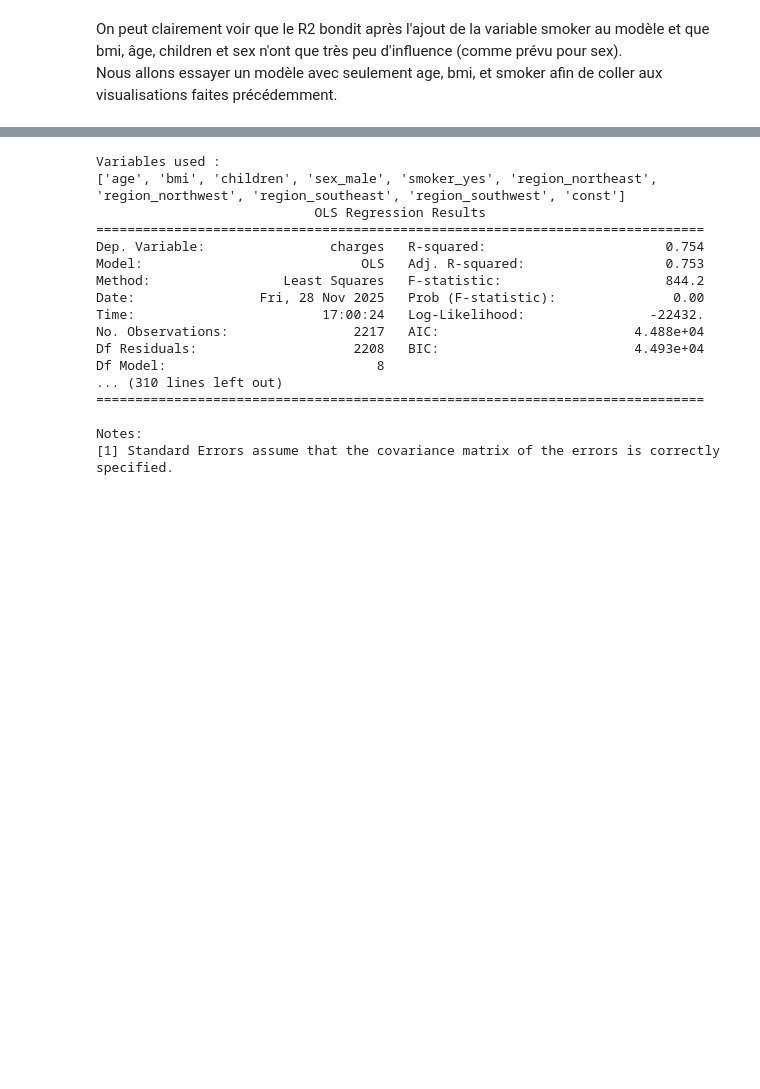
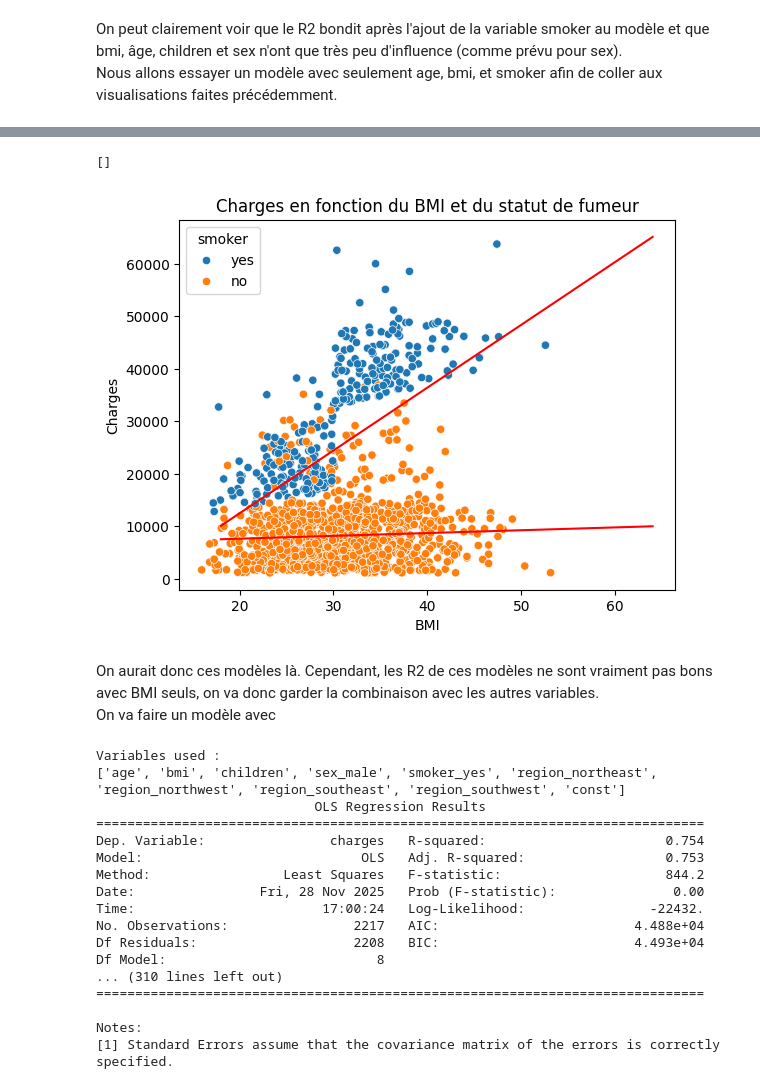
Before and after one commit to ultac/Projet-GLM, a Jupyter notebook: Prepocessing.ipynb, the cells around one changed output, grey strips where cells are left out. Cells and saved outputs as stored; diff of their text form; code cells hidden in the pictures; blank space fills up the shorter version.

```diff
--- a/Prepocessing.ipynb
+++ b/Prepocessing.ipynb
@@ -383,17 +483,23 @@ plt.plot()
 # %%
 #A finir
-age_range = np.linspace(data_processed['age'].min(), data_processed['age'].max(), 200)
-charges_pred_non_fumeur = -1115 + 256*age_range + 23856*0
-charges_pred_fumeur = -1115 + 256*age_range + 23856*1
+bmi_range  = np.linspace(data_processed['bmi'].min(), data_processed['bmi'].max(), 200)
+charges_pred_non_fumeur = 6474.6295 + 66.4534*bmi_range
+charges_pred_fumeur = -1.354e+04 + 1480.6659*bmi_range
 
 sns.scatterplot(data = data, y = "charges",x = "bmi",hue="smoker")
-plt.title("Charges en fonction de l'âge et du statut de fumeur")
+plt.title("Charges en fonction du BMI et du statut de fumeur")
 plt.plot(age_range, charges_pred_non_fumeur, color='red', label='Droite de régression sans fumeur')
 plt.plot(age_range, charges_pred_fumeur, color='red', label='Droite de régression avec fumeur')
 
-plt.xlabel("Age")
+plt.xlabel("BMI")
 plt.ylabel("Charges")
 plt.plot()
+# %% [output]
+[]
+[figure, added]
+# %% [markdown]
+On aurait donc ces modèles là. Cependant, les R2 de ces modèles ne sont vraiment pas bons avec BMI seuls, on va donc garder la combinaison avec les autres variables.\
+On va faire un modèle avec
 # %%
 ##Stepwise model selection : backward
 y = data_processed["charges"]
```
Also changed, not shown: parts of 8 cells of this notebook.
